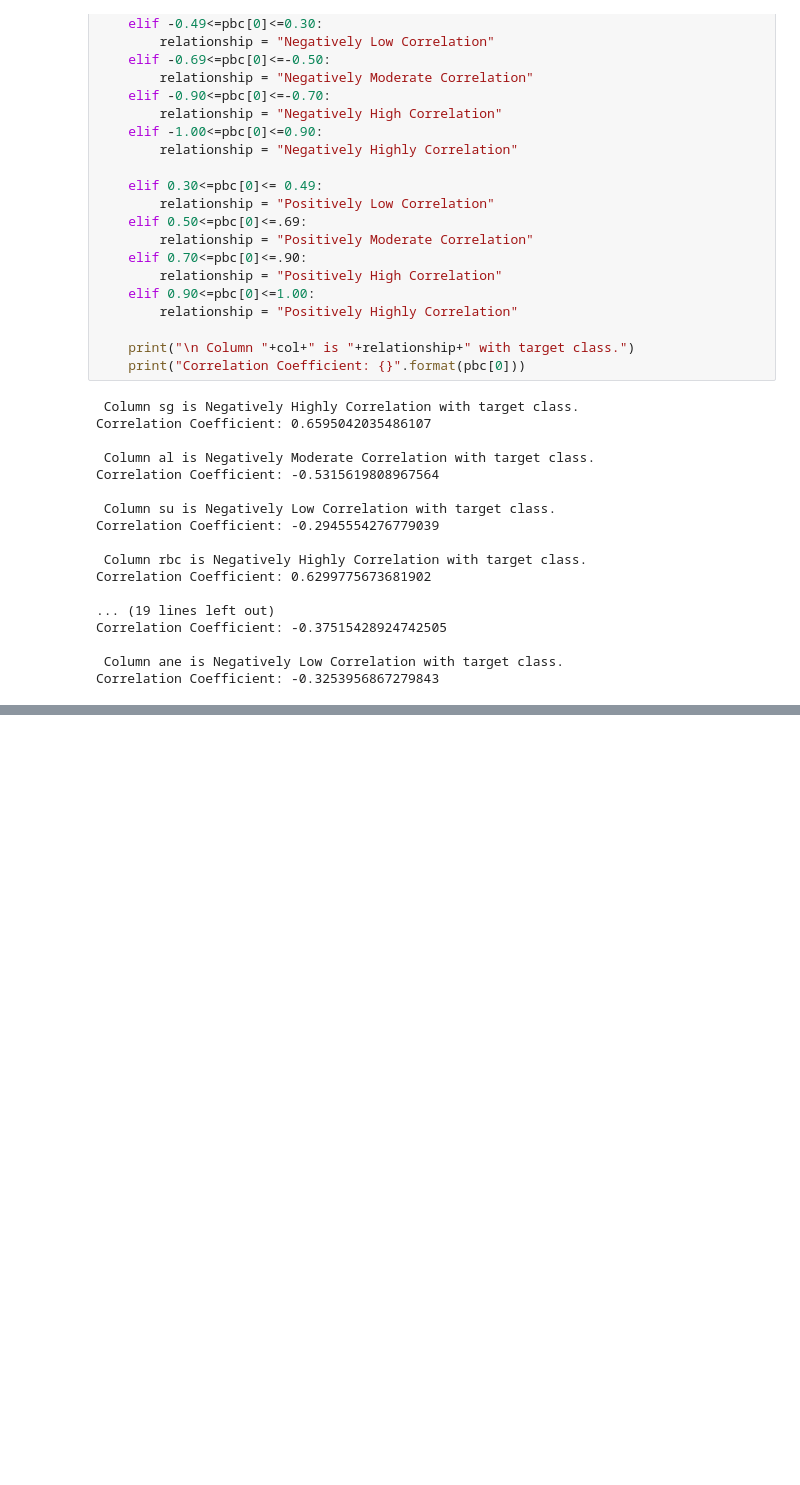
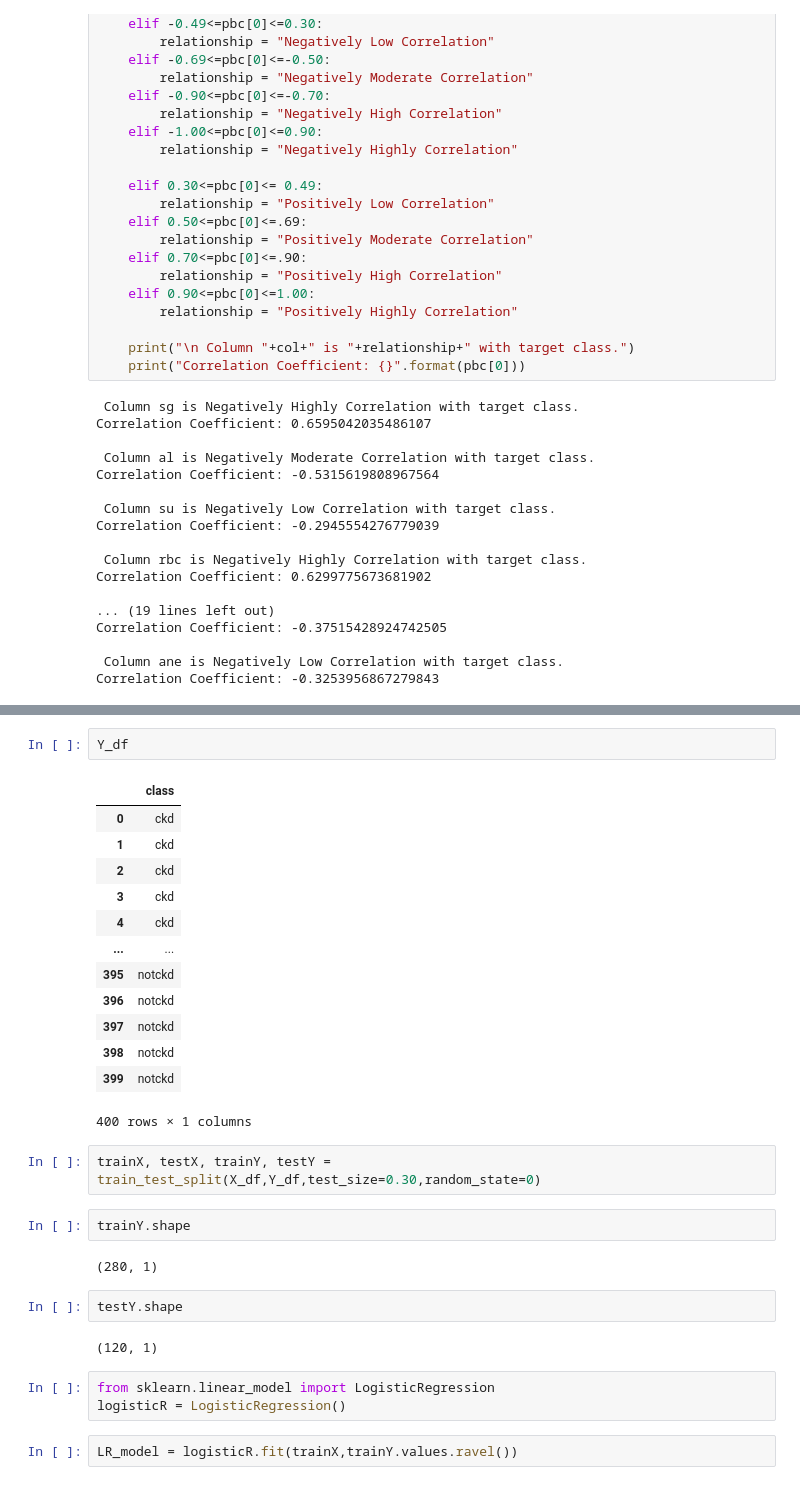
Before and after one commit to reenanagrale/Data_Mining_assignment, a Jupyter notebook: CKD_preprocessing.ipynb, the cells around one changed output, grey strips where cells are left out. Drawn from its saved outputs; the diff is of its cells as text; blank space fills up the shorter version.

```diff
--- a/CKD_preprocessing.ipynb
+++ b/CKD_preprocessing.ipynb
@@ -968,0 +968,31 @@ Correlation Coefficient: -0.3253956867279843
+# %%
+Y_df
+# %% [output]
+|  | class |
+| 0 | ckd |
+| 1 | ckd |
+| 2 | ckd |
+| 3 | ckd |
+| 4 | ckd |
+| ... | ... |
+| 395 | notckd |
+| 396 | notckd |
+| 397 | notckd |
+| 398 | notckd |
+| 399 | notckd |
+400 rows × 1 columns
+# %%
+trainX, testX, trainY, testY = train_test_split(X_df,Y_df,test_size=0.30,random_state=0)
+# %%
+trainY.shape
+# %% [output]
+(280, 1)
+# %%
+testY.shape
+# %% [output]
+(120, 1)
+# %%
+from sklearn.linear_model import LogisticRegression
+logisticR = LogisticRegression()
+# %%
+LR_model = logisticR.fit(trainX,trainY.values.ravel())
```
Also changed, not shown: parts of 22 cells of this notebook.
